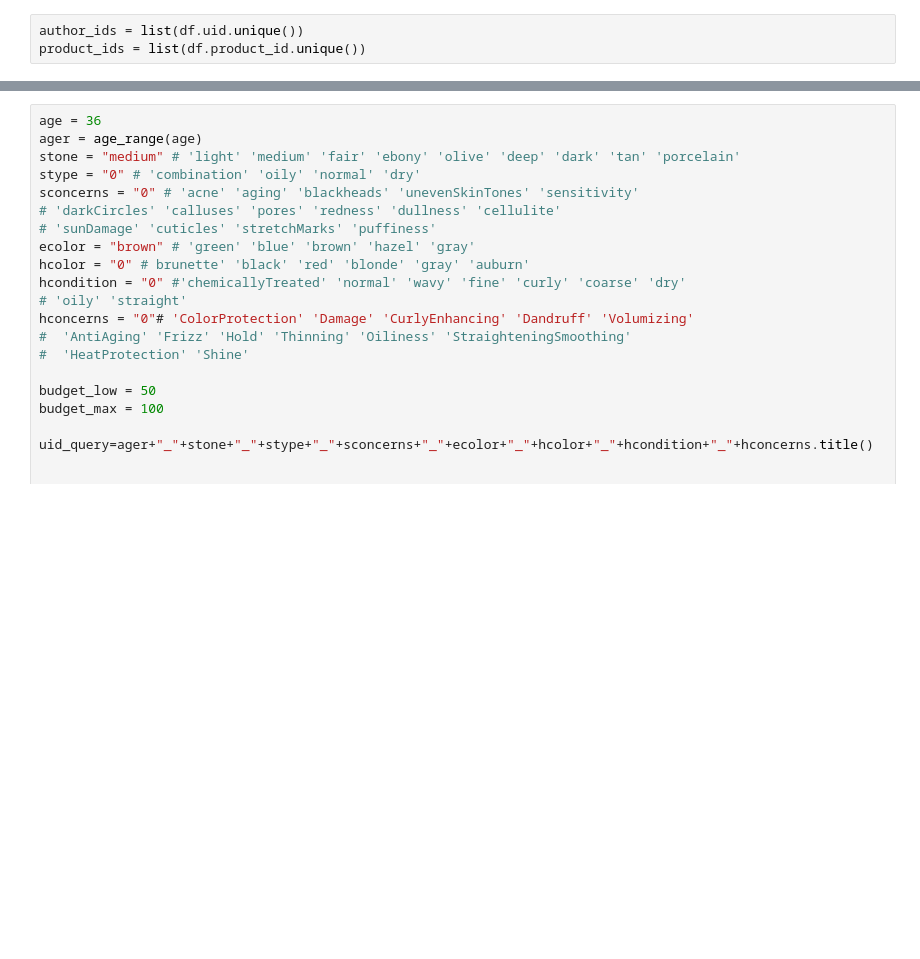
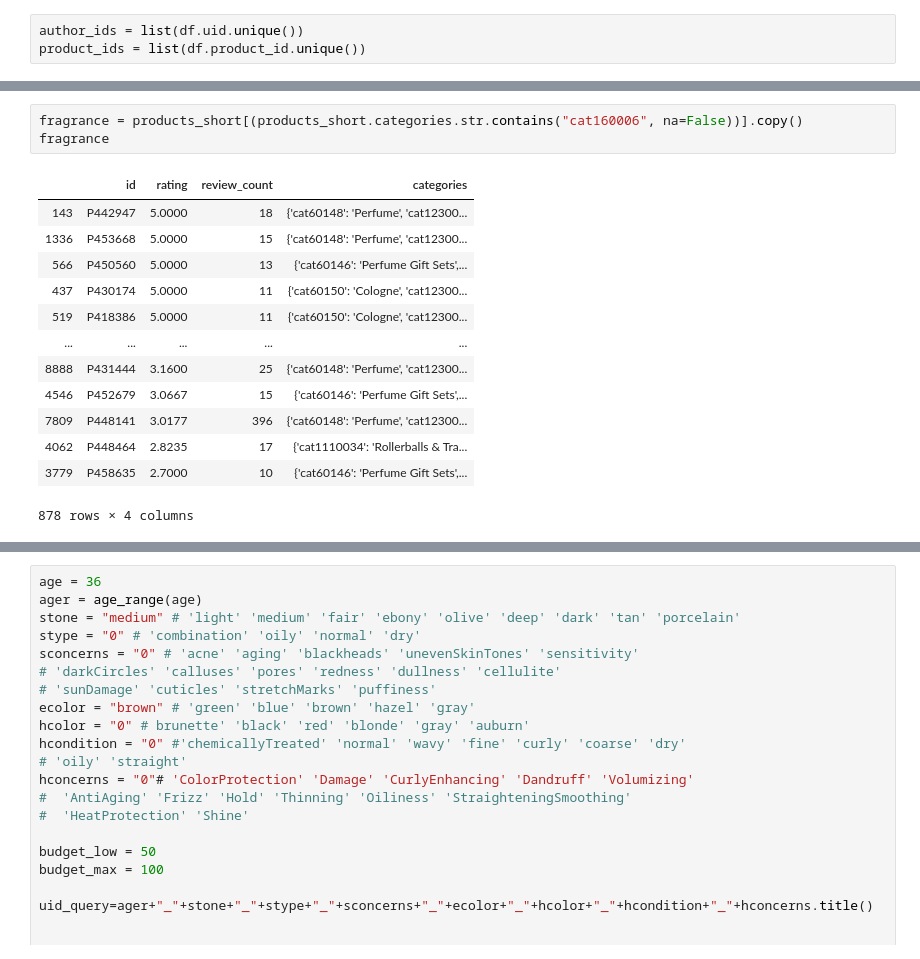
Before and after one commit to valmadrid/Gift-Recommendation, a Jupyter notebook: 2_3_Recommender_System.ipynb, the cells around one changed output, grey strips where cells are left out. Drawn from its saved outputs; the diff is of its cells as text; blank space fills up the shorter version.

```diff
--- a/2_3_Recommender_System.ipynb
+++ b/2_3_Recommender_System.ipynb
@@ -307,0 +99,17 @@ cv_results
+# %%
+fragrance = products_short[(products_short.categories.str.contains("cat160006", na=False))].copy()
+fragrance
+# %% [output]
+|  | id | rating | review_count | categories |
+| 143 | P442947 | 5.0000 | 18 | {'cat60148': 'Perfume', 'cat12300... |
+| 1336 | P453668 | 5.0000 | 15 | {'cat60148': 'Perfume', 'cat12300... |
+| 566 | P450560 | 5.0000 | 13 | {'cat60146': 'Perfume Gift Sets',... |
+| 437 | P430174 | 5.0000 | 11 | {'cat60150': 'Cologne', 'cat12300... |
+| 519 | P418386 | 5.0000 | 11 | {'cat60150': 'Cologne', 'cat12300... |
+| ... | ... | ... | ... | ... |
+| 8888 | P431444 | 3.1600 | 25 | {'cat60148': 'Perfume', 'cat12300... |
+| 4546 | P452679 | 3.0667 | 15 | {'cat60146': 'Perfume Gift Sets',... |
+| 7809 | P448141 | 3.0177 | 396 | {'cat60148': 'Perfume', 'cat12300... |
+| 4062 | P448464 | 2.8235 | 17 | {'cat1110034': 'Rollerballs & Tra... |
+| 3779 | P458635 | 2.7000 | 10 | {'cat60146': 'Perfume Gift Sets',... |
+878 rows × 4 columns
```
Also changed, not shown: parts of 33 cells of this notebook, 2 other files.
